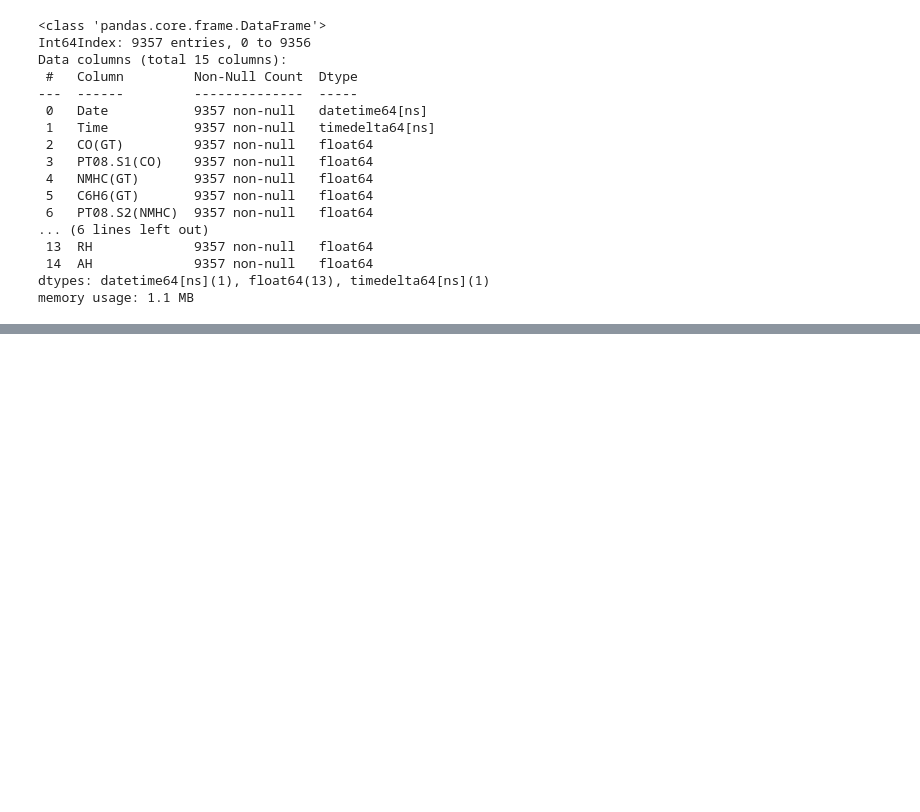
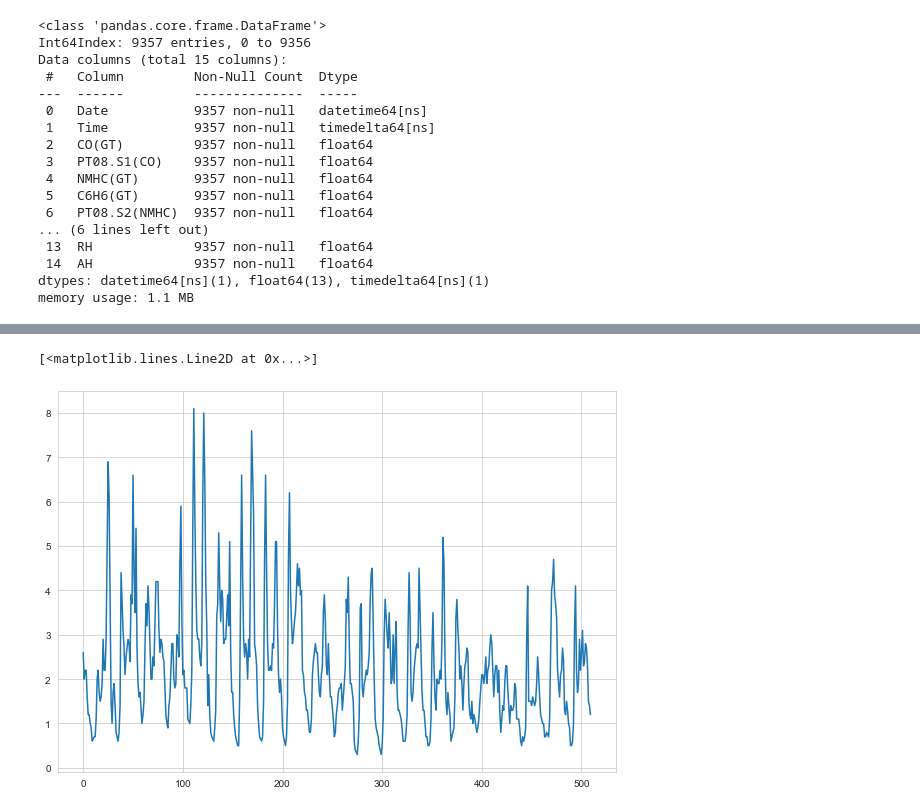
Before and after one commit to Bhernandez-dot/Air_Quality_Forecasting, a Jupyter notebook: Untitled.ipynb, the cells around one changed output, grey strips where cells are left out. Cells and saved outputs as stored; diff of their text form; code cells hidden in the pictures; blank space fills up the shorter version.

```diff
--- a/Untitled.ipynb
+++ b/Untitled.ipynb
@@ -62,0 +67,3 @@ df['Time'][0].components.hours
+# %%
+cols = df.columns[2:]
+cols
@@ -62,0 +75,8 @@ df['Time'][0].components.hours
+# %%
+dictionary = {'date-time': new_time}
+
+for col in cols:
+    dictionary[col] = df[col]
+# %%
+df2 = pd.DataFrame(dictionary)
+df2.head()
@@ -62,0 +90,16 @@ df['Time'][0].components.hours
+# %%
+dia_0 = df2['date-time'][0]
+index_dia0 = []
+
+for i in range(9357):
+    fecha = df2['date-time'][i]
+    if fecha.year == dia_0.year:
+        if fecha.month == dia_0.month:
+            index_dia0.append(i)
+# %%
+df_dia0 = df2.iloc[index_dia0]
+plt.figure(figsize=(10,7))
+plt.plot(df_dia0['CO(GT)'][df_dia0['CO(GT)']>0])
+# %% [output]
+[<matplotlib.lines.Line2D at 0x...>]
+[figure, added]
```
Also changed, not shown: parts of 9 cells of this notebook.
